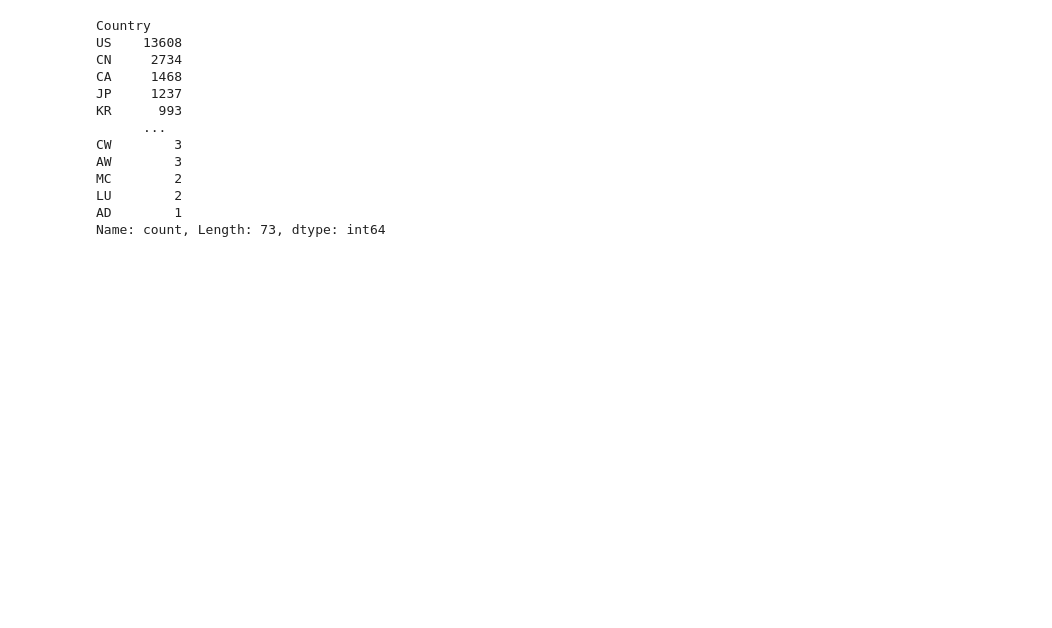
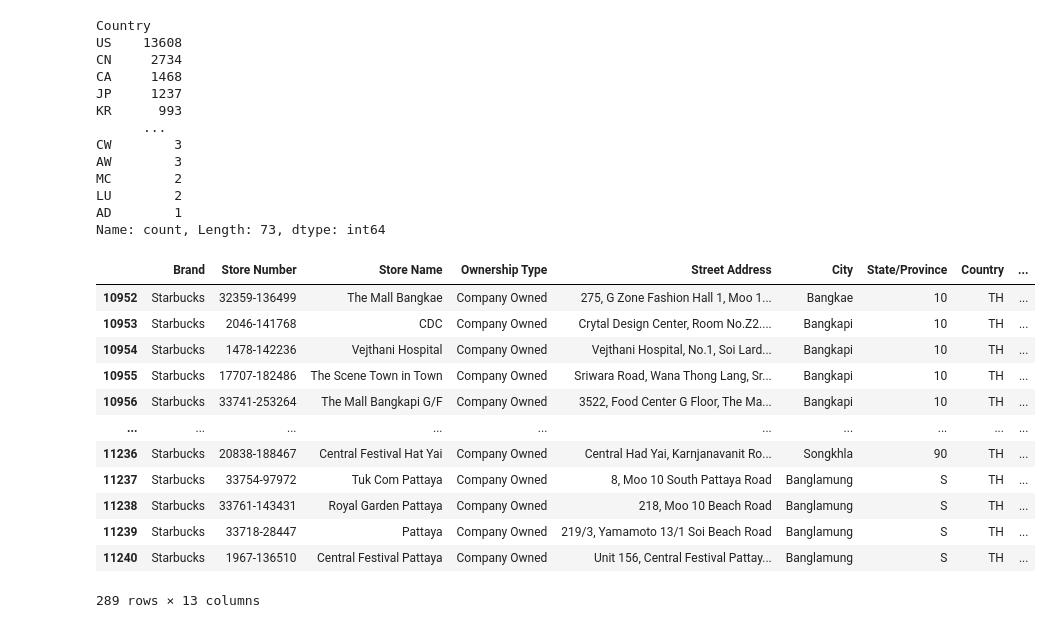
Before and after one commit to NattachaiJairak/DADS5001_AFTER_MIDTERM, a Jupyter notebook: DADS5001_2024-03-16/DADS5001_2024_03_16_Starbucks Locations Worldwide.ipynb, the cells around one changed output. Drawn from its saved outputs; the diff is of its cells as text; code cells hidden in the pictures; blank space fills up the shorter version.

```diff
--- a/DADS5001_2024-03-16/DADS5001_2024_03_16_Starbucks Locations Worldwide.ipynb
+++ b/DADS5001_2024-03-16/DADS5001_2024_03_16_Starbucks Locations Worldwide.ipynb
@@ -56,6 +51,26 @@ MC        2
 LU        2
 AD        1
 Name: count, Length: 73, dtype: int64
+# %%
+# Filter for entries where the country code is "TH"
+thailand_data = df[df['Country'] == 'TH']
+
+# Display the filtered data
+thailand_data
+# %% [output]
+|  | Brand | Store Number | Store Name | Ownership Type | Street Address | City | State/Province | Country | ... |
+| 10952 | Starbucks | 32359-136499 | The Mall Bangkae | Company Owned | 275, G Zone Fashion Hall 1, Moo 1... | Bangkae | 10 | TH | ... |
+| 10953 | Starbucks | 2046-141768 | CDC | Company Owned | Crytal Design Center, Room No.Z2.... | Bangkapi | 10 | TH | ... |
+| 10954 | Starbucks | 1478-142236 | Vejthani Hospital | Company Owned | Vejthani Hospital, No.1, Soi Lard... | Bangkapi | 10 | TH | ... |
+| 10955 | Starbucks | 17707-182486 | The Scene Town in Town | Company Owned | Sriwara Road, Wana Thong Lang, Sr... | Bangkapi | 10 | TH | ... |
+| 10956 | Starbucks | 33741-253264 | The Mall Bangkapi G/F | Company Owned | 3522, Food Center G Floor, The Ma... | Bangkapi | 10 | TH | ... |
+| ... | ... | ... | ... | ... | ... | ... | ... | ... | ... |
+| 11236 | Starbucks | 20838-188467 | Central Festival Hat Yai | Company Owned | Central Had Yai, Karnjanavanit Ro... | Songkhla | 90 | TH | ... |
+| 11237 | Starbucks | 33754-97972 | Tuk Com Pattaya | Company Owned | 8, Moo 10 South Pattaya Road | Banglamung | S | TH | ... |
+| 11238 | Starbucks | 33761-143431 | Royal Garden Pattaya | Company Owned | 218, Moo 10 Beach Road | Banglamung | S | TH | ... |
+| 11239 | Starbucks | 33718-28447 | Pattaya | Company Owned | 219/3, Yamamoto 13/1 Soi Beach Road | Banglamung | S | TH | ... |
+| 11240 | Starbucks | 1967-136510 | Central Festival Pattaya | Company Owned | Unit 156, Central Festival Pattay... | Banglamung | S | TH | ... |
+289 rows × 13 columns
 # %%
 import plotly.express as px
 # %%
```
Also changed, not shown: parts of 3 cells of this notebook.
